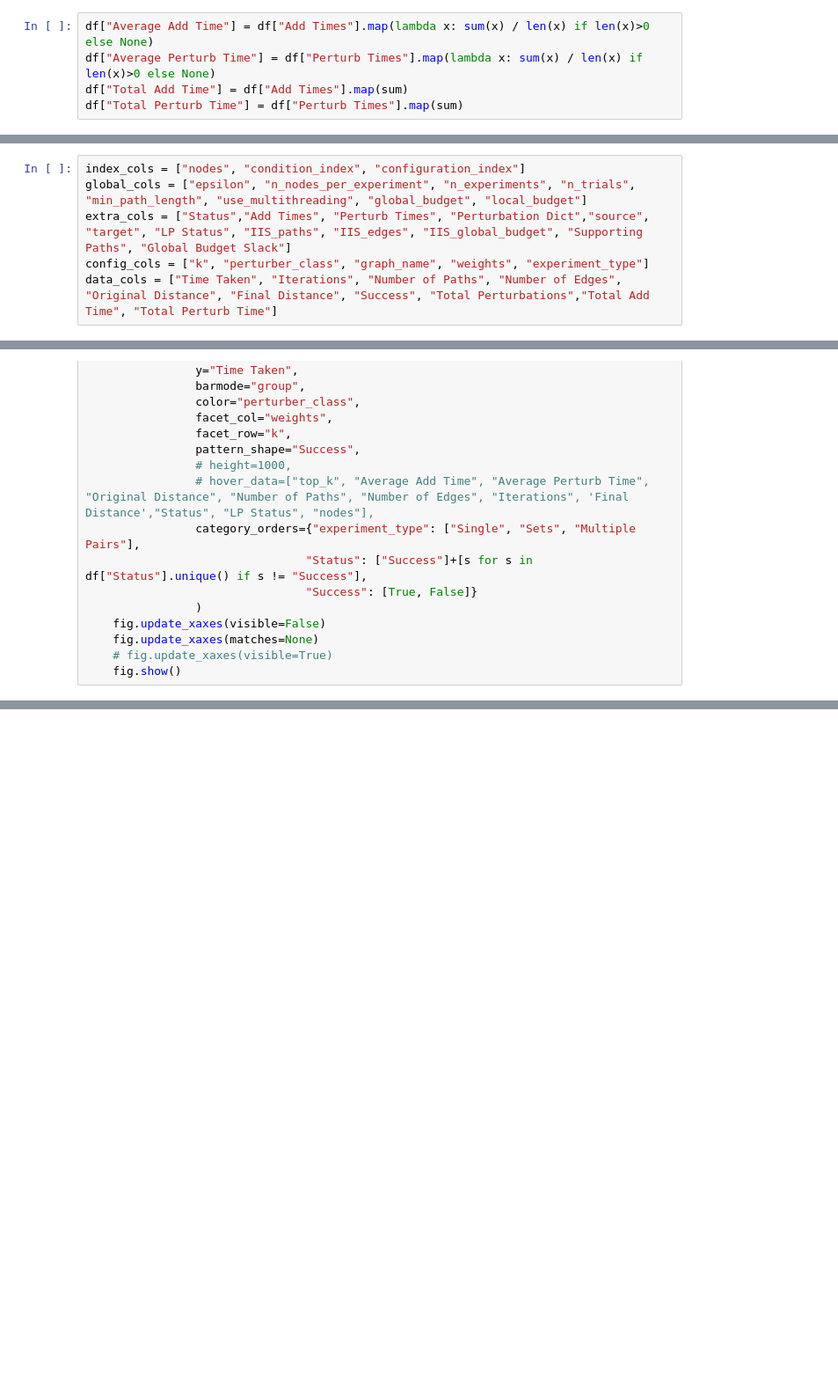
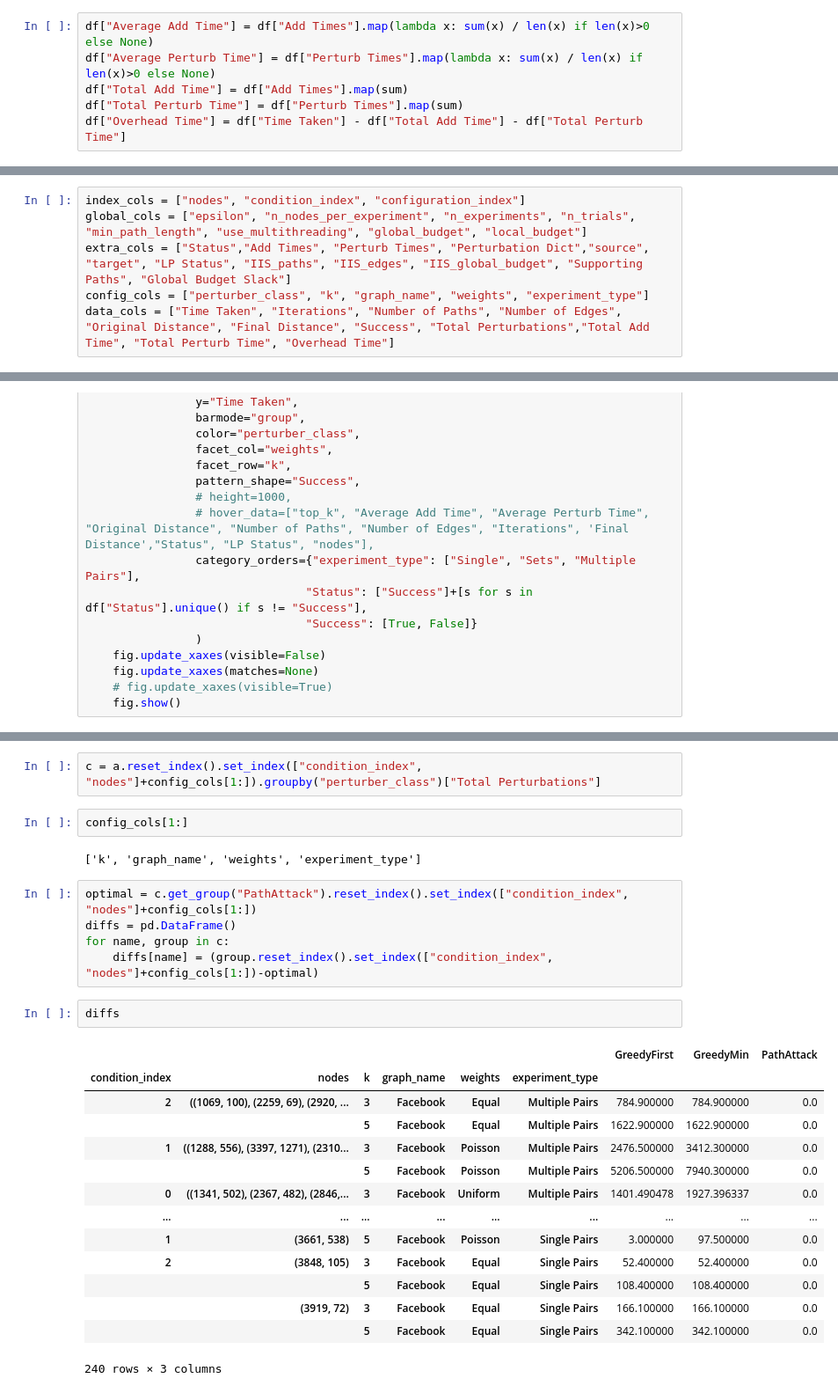
Before and after one commit to blake-gaines/PerturbSpanners, a Jupyter notebook: view_results.ipynb, the cells around one changed output, grey strips where cells are left out. Shown at 88% size. Cells and saved outputs as stored; diff of their text form; blank space fills up the shorter version.

```diff
--- a/view_results.ipynb
+++ b/view_results.ipynb
@@ -18,14 +34,15 @@ df["Average Add Time"] = df["Add Times"].map(lambda x: sum(x) / len(x) if len(x)
 df["Average Perturb Time"] = df["Perturb Times"].map(lambda x: sum(x) / len(x) if len(x)>0 else None)
 df["Total Add Time"] = df["Add Times"].map(sum)
 df["Total Perturb Time"] = df["Perturb Times"].map(sum)
+df["Overhead Time"] = df["Time Taken"] - df["Total Add Time"] - df["Total Perturb Time"]
 # %%
 df.to_csv("results.csv")
 # %%
 index_cols = ["nodes", "condition_index", "configuration_index"]
 global_cols = ["epsilon", "n_nodes_per_experiment", "n_experiments", "n_trials", "min_path_length", "use_multithreading", "global_budget", "local_budget"]
 extra_cols = ["Status","Add Times", "Perturb Times", "Perturbation Dict","source", "target", "LP Status", "IIS_paths", "IIS_edges", "IIS_global_budget", "Supporting Paths", "Global Budget Slack"]
-config_cols = ["k", "perturber_class", "graph_name", "weights", "experiment_type"]
-data_cols = ["Time Taken", "Iterations", "Number of Paths", "Number of Edges", "Original Distance", "Final Distance", "Success", "Total Perturbations","Total Add Time", "Total Perturb Time"]
+config_cols = ["perturber_class", "k", "graph_name", "weights", "experiment_type"]
+data_cols = ["Time Taken", "Iterations", "Number of Paths", "Number of Edges", "Original Distance", "Final Distance", "Success", "Total Perturbations","Total Add Time", "Total Perturb Time", "Overhead Time"]
 # %%
 # Average Over Trials
 a = df[index_cols+data_cols].groupby(index_cols).mean()
@@ -83,0 +108,28 @@ for experiment_type in a.experiment_type.unique():
+# %%
+c = a.reset_index().set_index(["condition_index", "nodes"]+config_cols[1:]).groupby("perturber_class")["Total Perturbations"]
+# %%
+config_cols[1:]
+# %% [output]
+['k', 'graph_name', 'weights', 'experiment_type']
+# %%
+optimal = c.get_group("PathAttack").reset_index().set_index(["condition_index", "nodes"]+config_cols[1:])
+diffs = pd.DataFrame()
+for name, group in c:
+    diffs[name] = (group.reset_index().set_index(["condition_index", "nodes"]+config_cols[1:])-optimal)
+# %%
+diffs
+# %% [output]
+|  |  |  |  |  |  | GreedyFirst | GreedyMin | PathAttack |
+| condition_index | nodes | k | graph_name | weights | experiment_type |  |  |  |
+| 2 | ((1069, 100), (2259, 69), (2920, ... | 3 | Facebook | Equal | Multiple Pairs | 784.900000 | 784.900000 | 0.0 |
+|  |  | 5 | Facebook | Equal | Multiple Pairs | 1622.900000 | 1622.900000 | 0.0 |
+| 1 | ((1288, 556), (3397, 1271), (2310... | 3 | Facebook | Poisson | Multiple Pairs | 2476.500000 | 3412.300000 | 0.0 |
+|  |  | 5 | Facebook | Poisson | Multiple Pairs | 5206.500000 | 7940.300000 | 0.0 |
+| 0 | ((1341, 502), (2367, 482), (2846,... | 3 | Facebook | Uniform | Multiple Pairs | 1401.490478 | 1927.396337 | 0.0 |
+| ... | ... | ... | ... | ... | ... | ... | ... | ... |
+| 1 | (3661, 538) | 5 | Facebook | Poisson | Single Pairs | 3.000000 | 97.500000 | 0.0 |
+| 2 | (3848, 105) | 3 | Facebook | Equal | Single Pairs | 52.400000 | 52.400000 | 0.0 |
+|  |  | 5 | Facebook | Equal | Single Pairs | 108.400000 | 108.400000 | 0.0 |
+|  | (3919, 72) | 3 | Facebook | Equal | Single Pairs | 166.100000 | 166.100000 | 0.0 |
+|  |  | 5 | Facebook | Equal | Single Pairs | 342.100000 | 342.100000 | 0.0 |
+240 rows × 3 columns
```
Also changed, not shown: parts of 5 cells of this notebook.
